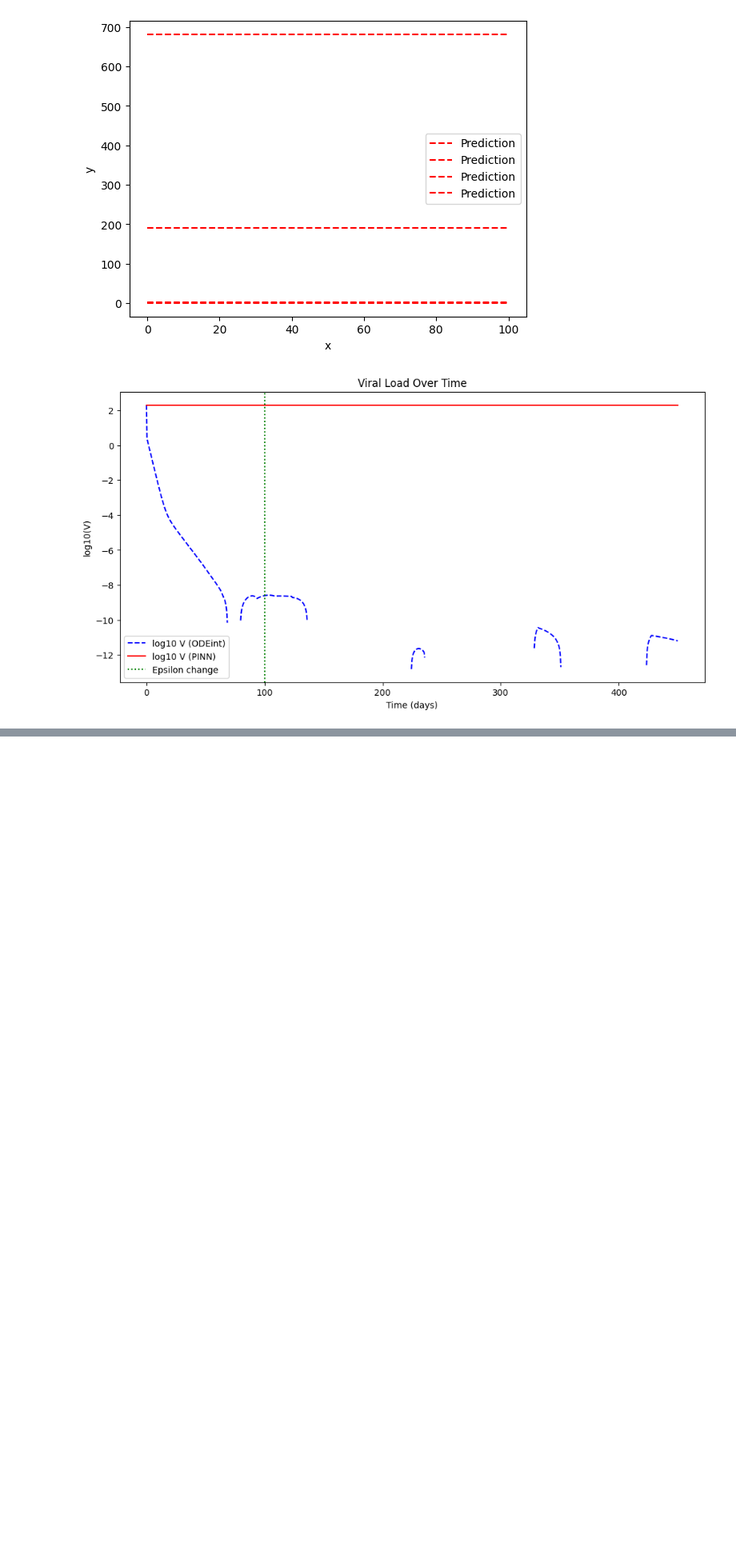
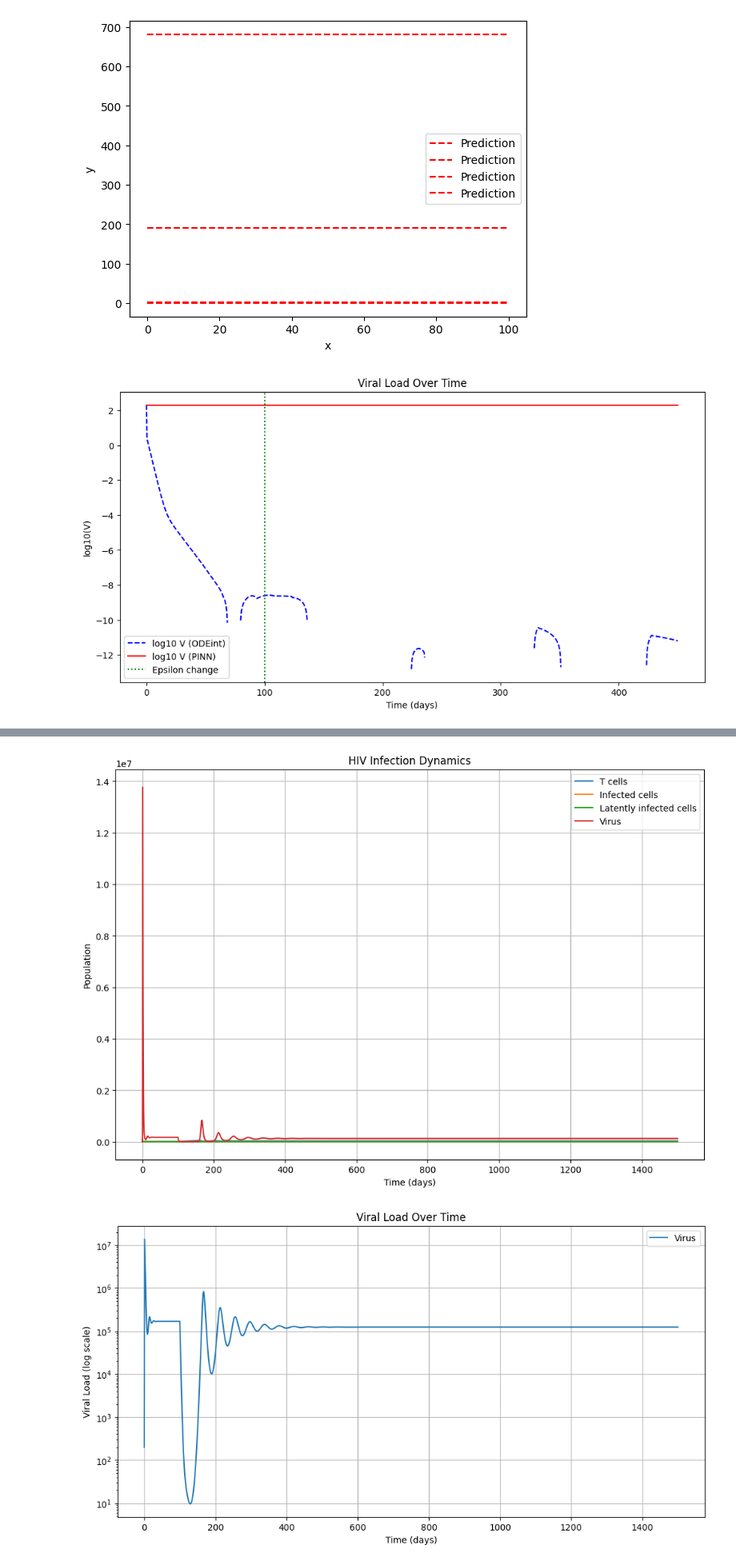
Before and after one commit to sebastian-griego/PINN-Research, a Jupyter notebook: IncludeData.ipynb, the cells around one changed output, grey strips where cells are left out. Shown at 80% size. Saved outputs shown, nothing was run; the diff lists cells and outputs as text; code cells hidden in the pictures; blank space fills up the shorter version.

```diff
--- a/IncludeData.ipynb
+++ b/IncludeData.ipynb
@@ -240,0 +258,80 @@ Average drug start time: 57.94 days
+# %%
+import numpy as np
+from scipy.integrate import odeint
+import matplotlib.pyplot as plt
+
+# Parameters
+d = 0.01
+beta = 2e-6
+f = 0.001
+a = 0.2
+delta_I = 1
+delta_L = 0.0039
+c = 23
+p = 4000
+lambda_param = 1000
+Omega = 1
+
+# Initial conditions
+T0 = 100000
+I0 = 0
+L0 = 0
+V0 = 200
+
+# Time points
+t_initial = 0
+t_final = 1500
+t = np.linspace(t_initial, t_final, 5000)
+
+# Define the system of equations
+def system(y, t):
+    T, I, L, V = y
+    epsilon = 0.9 if t > 100 else 0  # Set epsilon to 0.9 after 100 days
+
+    dT_dt = lambda_param - d * T - Omega * (1 - epsilon) * beta * V * T
+    dI_dt = (1 - f) * Omega * (1 - epsilon) * beta * V * T + a * L - delta_I * I
+    dL_dt = f * Omega * (1 - epsilon) * beta * V * T - a * L - delta_L * L
+    dV_dt = Omega * p * I - c * V
+
+    return [dT_dt, dI_dt, dL_dt, dV_dt]
+
+# Initial conditions vector
+y0 = [T0, I0, L0, V0]
+
+# Solve the ODE system
+solution = odeint(system, y0, t)
+
+# Extract the solutions
+T, I, L, V = solution.T
+
+# Plot the results
+plt.figure(figsize=(12, 8))
+plt.plot(t, T, label='T cells')
+plt.plot(t, I, label='Infected cells')
+plt.plot(t, L, label='Latently infected cells')
+plt.plot(t, V, label='Virus')
+plt.xlabel('Time (days)')
+plt.ylabel('Population')
+plt.title('HIV Infection Dynamics')
+plt.legend()
+plt.grid(True)
+
+# Plot V on a logarithmic scale
+plt.figure(figsize=(12, 6))
+plt.semilogy(t, V, label='Virus')
+plt.xlabel('Time (days)')
+plt.ylabel('Viral Load (log scale)')
+plt.title('Viral Load Over Time')
+plt.legend()
+plt.grid(True)
+
+plt.show()
+
+# Print final values
+print(f"Final T: {T[-1]:.2f}")
+print(f"Final I: {I[-1]:.2f}")
+print(f"Final L: {L[-1]:.2f}")
+print(f"Final V: {V[-1]:.2f}")
+# %% [output]
+[figure, added]
+[figure, added]
```
Also changed, not shown: parts of 11 cells of this notebook.
